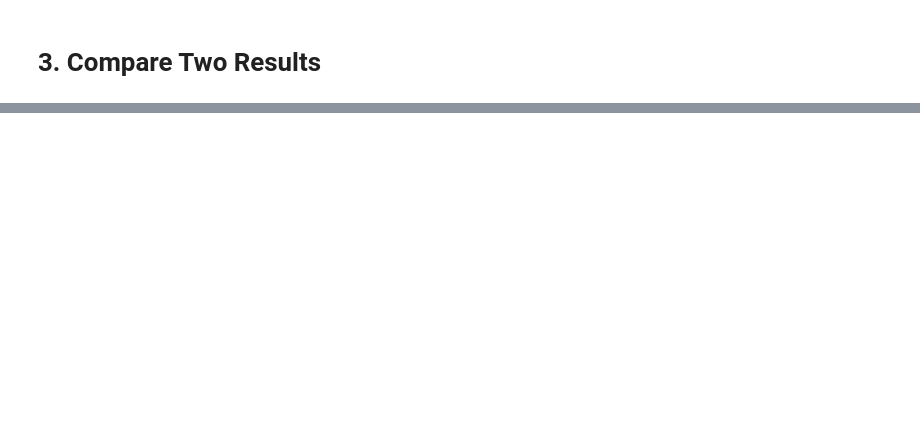
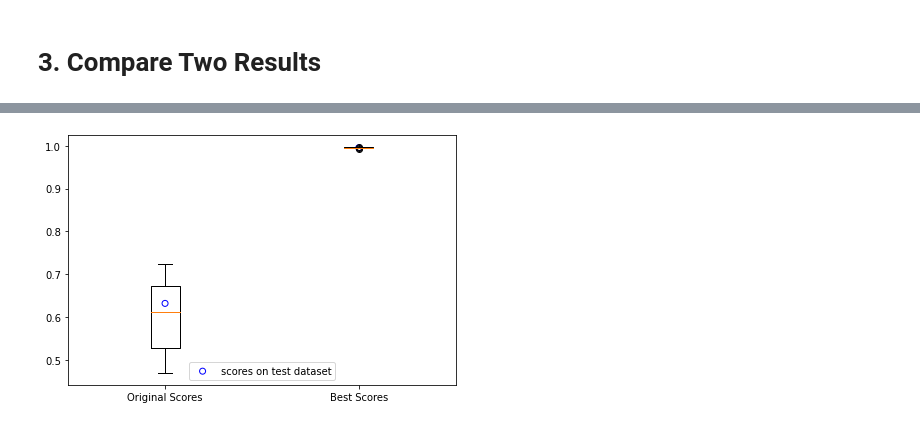
Before and after one commit to Chao8219/scikit_learn_showcase, a Jupyter notebook: jupyter_notebooks/pipeline_construction.ipynb, the cells around one changed output, grey strips where cells are left out. Saved outputs shown, nothing was run; the diff lists cells and outputs as text; code cells hidden in the pictures; blank space fills up the shorter version.

```diff
--- a/jupyter_notebooks/pipeline_construction.ipynb
+++ b/jupyter_notebooks/pipeline_construction.ipynb
@@ -130,0 +268,32 @@ plt.tight_layout()
+# %%
+best_pipeline = gpr_gscv.best_estimator_
+best_pipeline.fit(X_train, y_train)
+
+# also do cv
+best_pipeline_scores_train = cross_validate(
+    best_pipeline, X_train, y_train,
+    cv=RepeatedKFold(n_splits=5, n_repeats=5, random_state=rs_num)
+)
+
+# also see the performance on the test dataset
+best_pipeline_scores_test = best_pipeline.score(X_test, y_test)
+# %%
+# visualization of the comparison
+fig, ax = plt.subplots()
+
+ax.boxplot(
+    [pipeline_scores_train['test_score'], best_pipeline_scores_train['test_score']],
+    labels=['Original Scores', 'Best Scores']
+)
+ax.scatter(
+    [1.0, 2.0],
+    [pipeline_scores_test, best_pipeline_scores_test],
+    fc='none',
+    ec='blue',
+    label='scores on test dataset'
+)
+
+ax.legend(loc='lower center')
+plt.tight_layout()
+# %% [output]
+[figure, added]
```
Also changed, not shown: parts of 17 cells of this notebook.
